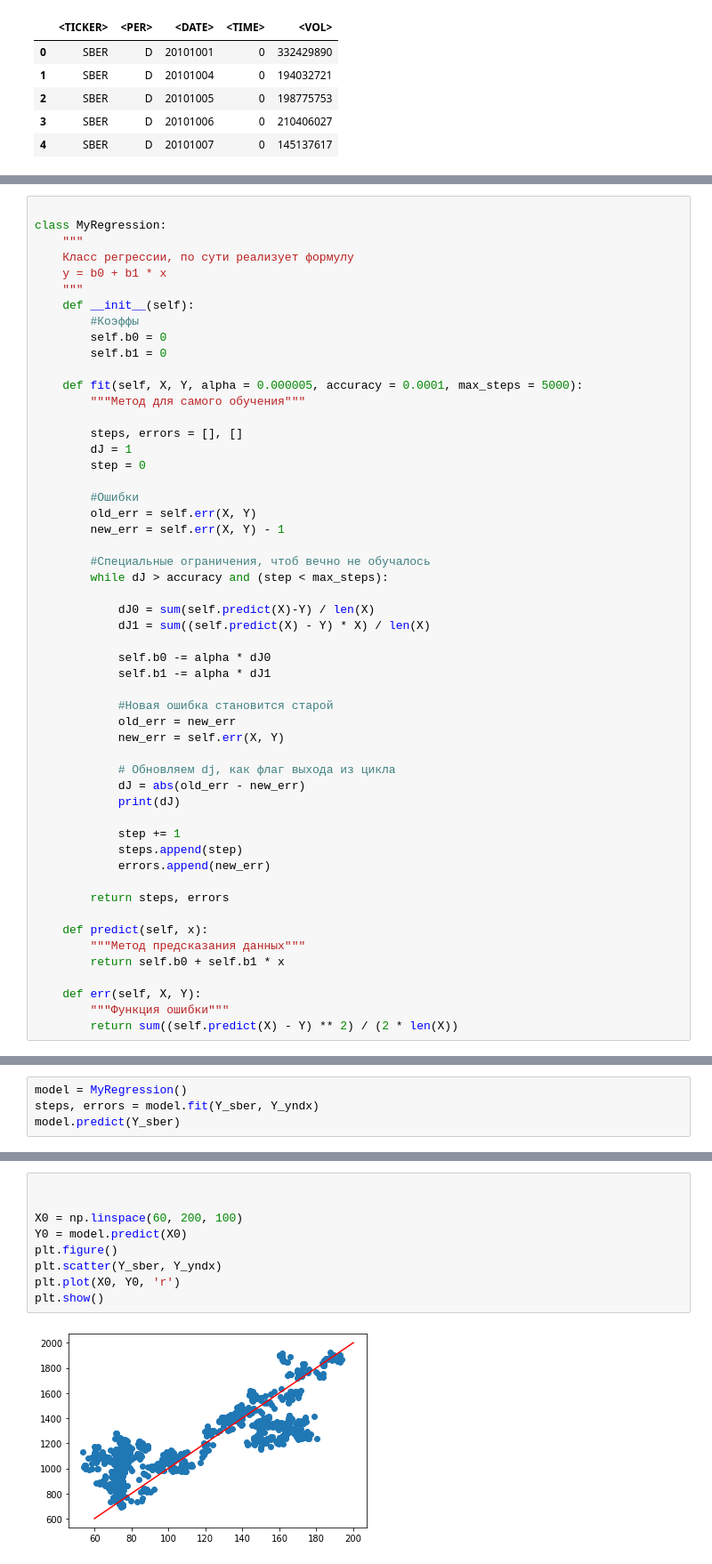
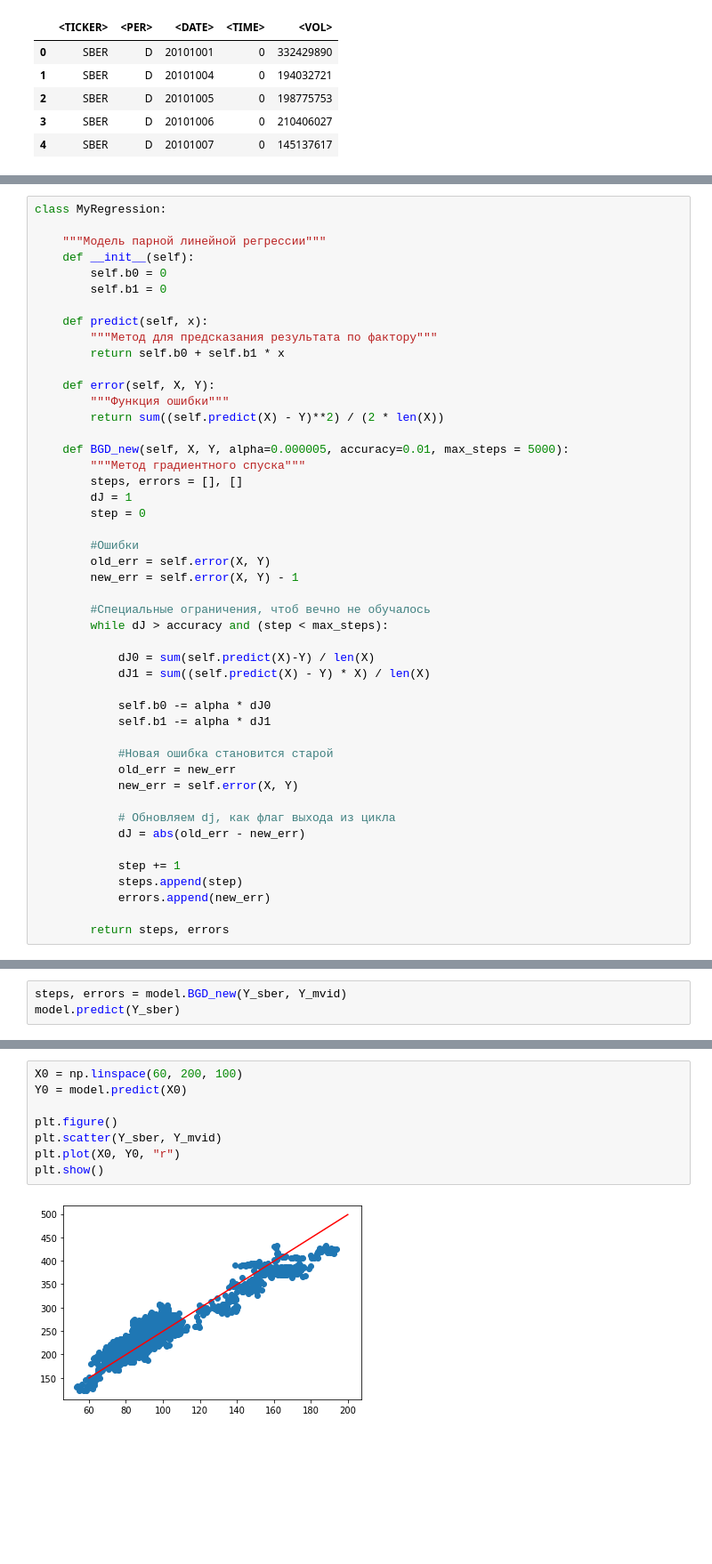
Before and after one commit to GeorgiyDemo/FA, a Jupyter notebook: Course_III/ML/ML1.1 Парная регрессия/ПИ19_3_Деменчук_1.1.ipynb, the cells around one changed output, grey strips where cells are left out. Shown: that part at 89% size. Drawn from its saved outputs; the diff is of its cells as text; blank space fills up the shorter version.

```diff
--- a/Course_III/ML/ML1.1 Парная регрессия/ПИ19_3_Деменчук_1.1.ipynb
+++ b/Course_III/ML/ML1.1 Парная регрессия/ПИ19_3_Деменчук_1.1.ipynb
@@ -134,25 +107,28 @@ X_sber.head()
 # %%
+class MyRegression:
 
-class MyRegression:
-    """
-    Класс регрессии, по сути реализует формулу
-    y = b0 + b1 * x
-    """
+    """Модель парной линейной регрессии"""
     def __init__(self):
-        #Коэффы
         self.b0 = 0
         self.b1 = 0
 
-    def fit(self, X, Y, alpha = 0.000005, accuracy = 0.0001, max_steps = 5000):
-        """Метод для самого обучения"""
+    def predict(self, x):
+        """Метод для предсказания результата по фактору"""
+        return self.b0 + self.b1 * x
 
+    def error(self, X, Y):
+        """Функция ошибки"""
+        return sum((self.predict(X) - Y)**2) / (2 * len(X))
+
+    def BGD_new(self, X, Y, alpha=0.000005, accuracy=0.01, max_steps = 5000):
+        """Метод градиентного спуска"""
         steps, errors = [], []
         dJ = 1
         step = 0
 
         #Ошибки
-        old_err = self.err(X, Y)
-        new_err = self.err(X, Y) - 1
+        old_err = self.error(X, Y)
+        new_err = self.error(X, Y) - 1
 
         #Специальные ограничения, чтоб вечно не обучалось
         while dJ > accuracy and (step < max_steps):
@@ -165,23 +141,14 @@ class MyRegression:
 
             #Новая ошибка становится старой
             old_err = new_err
-            new_err = self.err(X, Y)
+            new_err = self.error(X, Y)
 
             # Обновляем dj, как флаг выхода из цикла
             dJ = abs(old_err - new_err)
-            print(dJ)
 
             step += 1
             steps.append(step)
             errors.append(new_err)
 
         return steps, errors
-
-    def predict(self, x):
-        """Метод предсказания данных"""
-        return self.b0 + self.b1 * x
-
-    def err(self, X, Y):
-        """Функция ошибки"""
-        return sum((self.predict(X) - Y) ** 2) / (2 * len(X))
 # %% [markdown]
@@ -195,5 +181,4 @@ plt.show()
 # %%
-model = MyRegression()
-steps, errors = model.fit(Y_sber, Y_yndx)
+steps, errors = model.BGD_new(Y_sber, Y_mvid)
 model.predict(Y_sber)
 # %% [output]
@@ -229,12 +199,11 @@ Name: <CLOSE>, Length: 838, dtype: float64
 # %%
-
-
 X0 = np.linspace(60, 200, 100)
 Y0 = model.predict(X0)
+
 plt.figure()
-plt.scatter(Y_sber, Y_yndx)
-plt.plot(X0, Y0, 'r')
+plt.scatter(Y_sber, Y_mvid)
+plt.plot(X0, Y0, "r")
 plt.show()
 # %% [output]
-[figure, old version]
+[figure, new version]
 # %%
```
Also changed, not shown: parts of 62 cells of this notebook, 7 other files.
